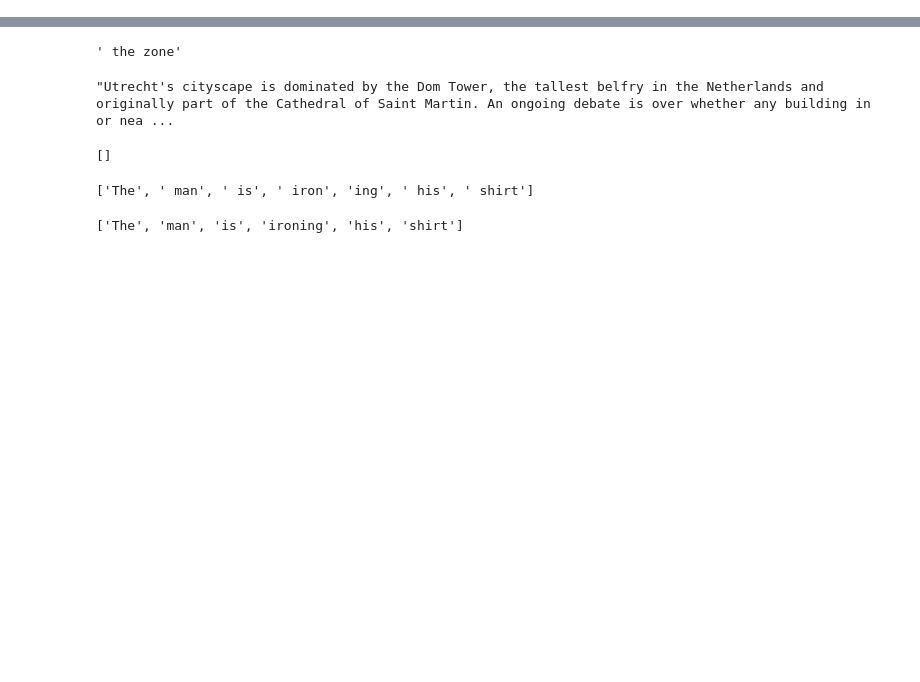
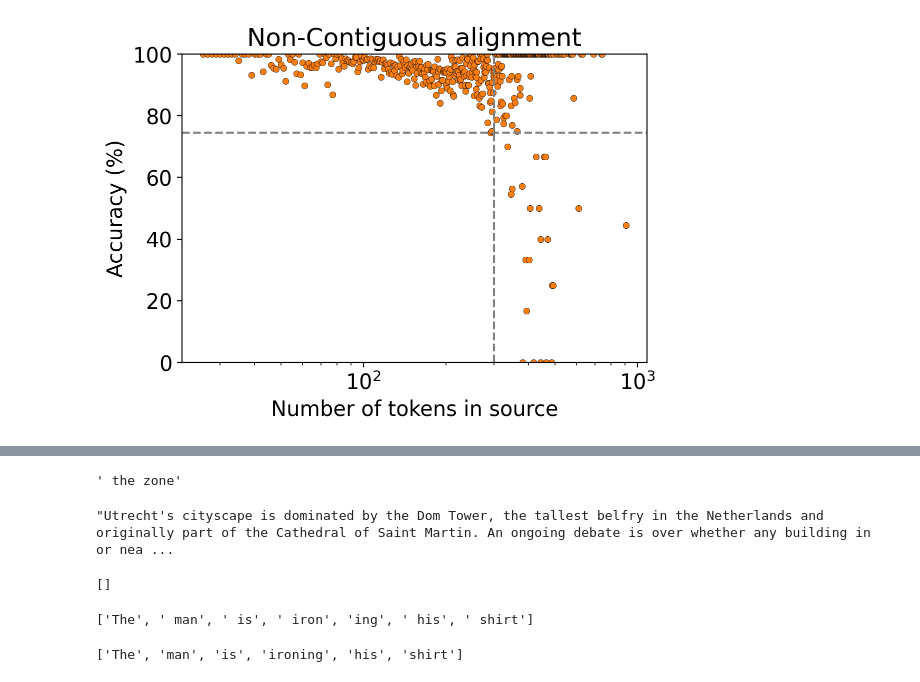
Before and after one commit to sbooeshaghi/taln, a Jupyter notebook: analysis/ablate.ipynb, the cells around one changed output, grey strips where cells are left out. Saved outputs shown, nothing was run; the diff lists cells and outputs as text; code cells hidden in the pictures; blank space fills up the shorter version.

```diff
--- a/analysis/ablate.ipynb
+++ b/analysis/ablate.ipynb
@@ -258,0 +471,45 @@ plt.show()
+# %%
+import numpy as np
+import matplotlib.pyplot as plt
+
+# --- pick which accuracy to use ---------------------------------------------
+method = "custom_found"  # or "lcs_found", "difflib_found", "naive_found"
+
+# build accuracy table: one row per token length
+acc_by_tokens = (
+    tacc[method]
+    .reset_index()  # ["ntks_ctx", method]
+    .rename(columns={"ntks_ctx": "n_tokens",
+                     method: "accuracy"})
+)
+
+# sort by token length (optional)
+acc_by_tokens = acc_by_tokens.sort_values("n_tokens")
+
+# --- plot: tokens vs accuracy -----------------------------------------------
+fig, ax = plt.subplots(figsize=(6, 4))
+
+sc = ax.scatter(
+    acc_by_tokens["n_tokens"],
+    acc_by_tokens["accuracy"],
+    s=20,
+    edgecolor="k",
+    linewidths=0.25,
+    facecolor="#ff7f0e"
+)
+ax.axvline(300, color="grey", linestyle="--")
+cu_ntks = 300
+min_acc = acc_by_tokens["accuracy"][acc_by_tokens["n_tokens"]<=cu_ntks].min()
+ax.axhline(min_acc, color="grey", linestyle="--")
+
+ax.set(
+    xlabel="Number of tokens in source",
+    ylabel="Accuracy (%)",
+    xscale="log",       # useful if lengths span orders of magnitude
+    ylim=(0, 100),
+    title="Non-Contiguous alignment"
+)
+
+plt.show()
+# %% [output]
+[figure, added]
```
Also changed, not shown: parts of 26 cells of this notebook, 2 other files.
